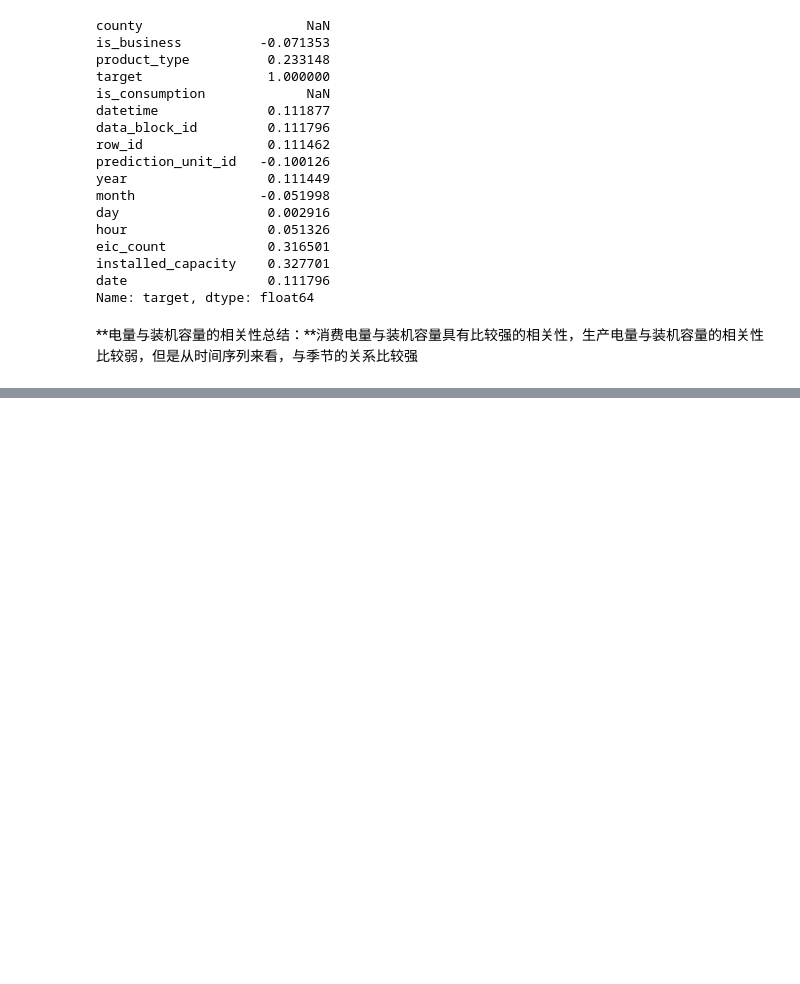
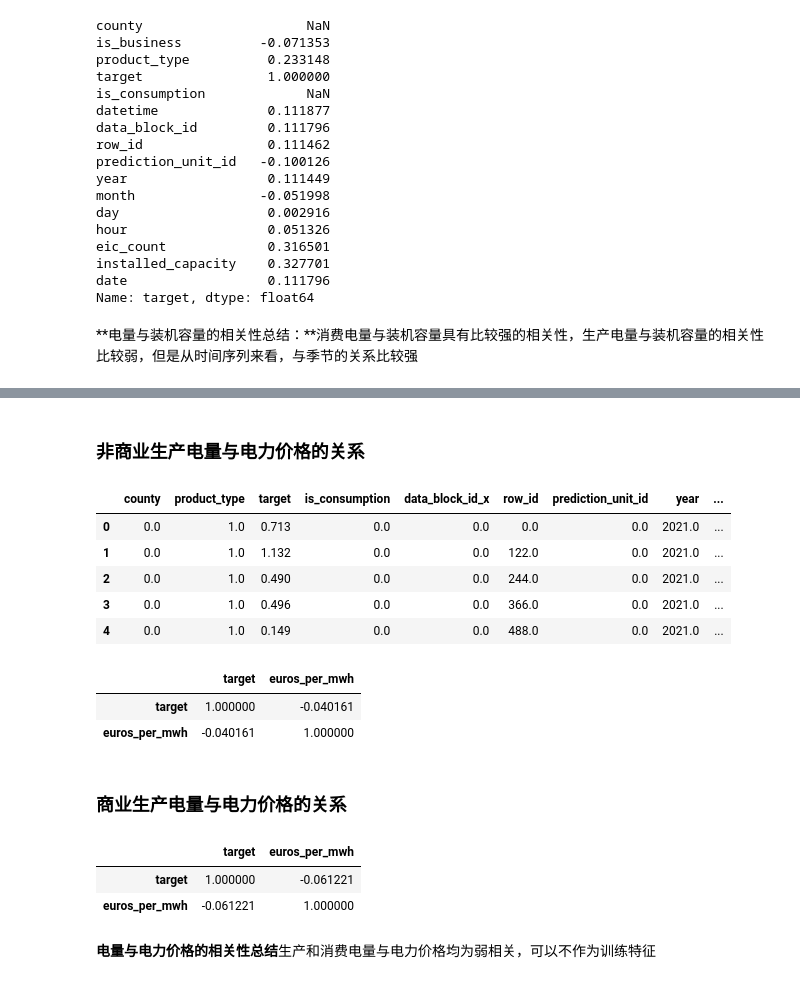
Before and after one commit to Accoutant/kaggle_competition, a Jupyter notebook: data_process/data_analysis_for_train.ipynb, the cells around one changed output, grey strips where cells are left out. Drawn from its saved outputs; the diff is of its cells as text; code cells hidden in the pictures; blank space fills up the shorter version.

```diff
--- a/data_process/data_analysis_for_train.ipynb
+++ b/data_process/data_analysis_for_train.ipynb
@@ -399,0 +501,33 @@ Name: target, dtype: float64
+# %% [markdown]
+### 非商业生产电量与电力价格的关系
+# %%
+# 按照时间合并电力价格和train数据
+concat_train_and_electricity = pd.merge(left=train_corr_electricity_nocp.loc[0], right=electricity_prices,
+                                        left_on='datetime', right_on='forecast_date')
+concat_train_and_electricity.head()
+# %% [output]
+|  | county | product_type | target | is_consumption | data_block_id_x | row_id | prediction_unit_id | year | ... |
+| 0 | 0.0 | 1.0 | 0.713 | 0.0 | 0.0 | 0.0 | 0.0 | 2021.0 | ... |
+| 1 | 0.0 | 1.0 | 1.132 | 0.0 | 0.0 | 122.0 | 0.0 | 2021.0 | ... |
+| 2 | 0.0 | 1.0 | 0.490 | 0.0 | 0.0 | 244.0 | 0.0 | 2021.0 | ... |
+| 3 | 0.0 | 1.0 | 0.496 | 0.0 | 0.0 | 366.0 | 0.0 | 2021.0 | ... |
+| 4 | 0.0 | 1.0 | 0.149 | 0.0 | 0.0 | 488.0 | 0.0 | 2021.0 | ... |
+# %%
+concat_train_and_electricity[['target', 'euros_per_mwh']].corr()
+# %% [output]
+|  | target | euros_per_mwh |
+| target | 1.000000 | -0.040161 |
+| euros_per_mwh | -0.040161 | 1.000000 |
+# %% [markdown]
+### 商业生产电量与电力价格的关系
+# %%
+# 按照时间合并电力价格和train数据
+concat_train_and_electricity = pd.merge(left=train_corr_electricity_nocp.loc[1], right=electricity_prices,
+                                        left_on='datetime', right_on='forecast_date')
+concat_train_and_electricity[['target', 'euros_per_mwh']].corr()
+# %% [output]
+|  | target | euros_per_mwh |
+| target | 1.000000 | -0.061221 |
+| euros_per_mwh | -0.061221 | 1.000000 |
+# %% [markdown]
+**电量与电力价格的相关性总结**生产和消费电量与电力价格均为弱相关，可以不作为训练特征
```
Also changed, not shown: parts of 13 cells of this notebook.
